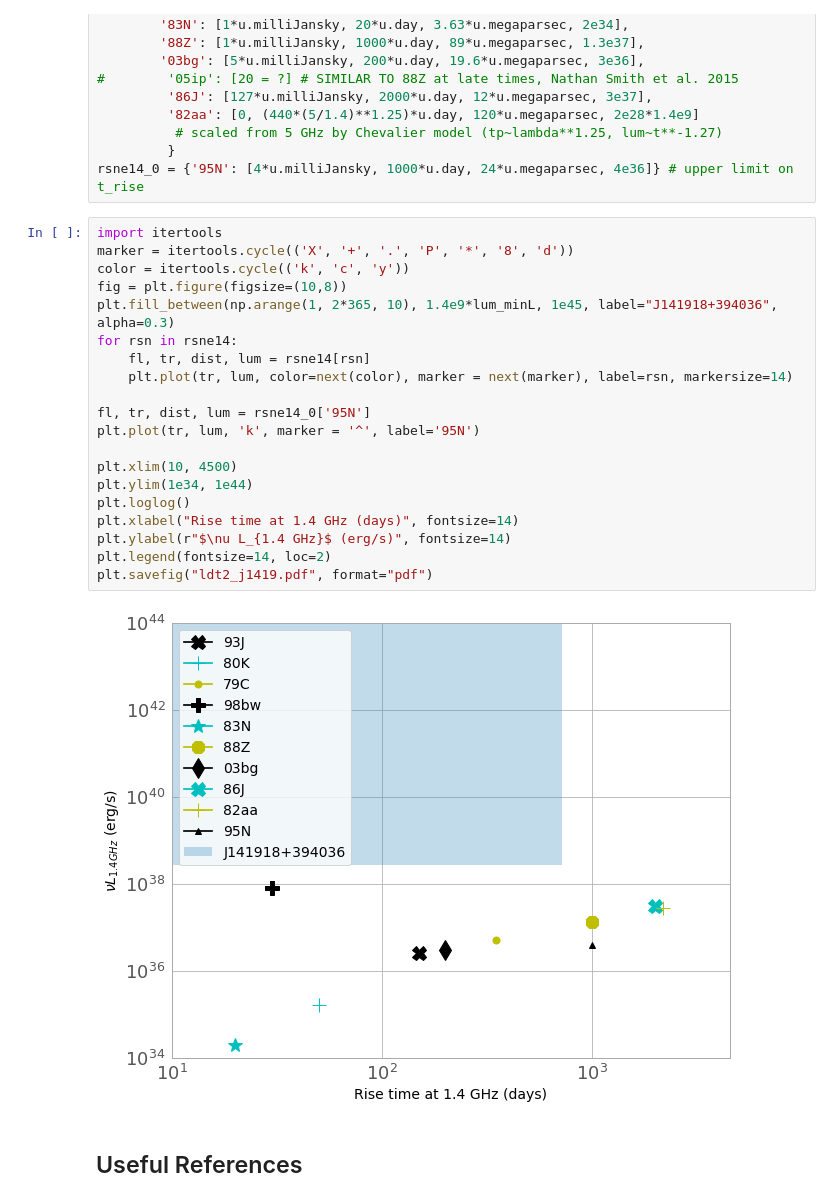
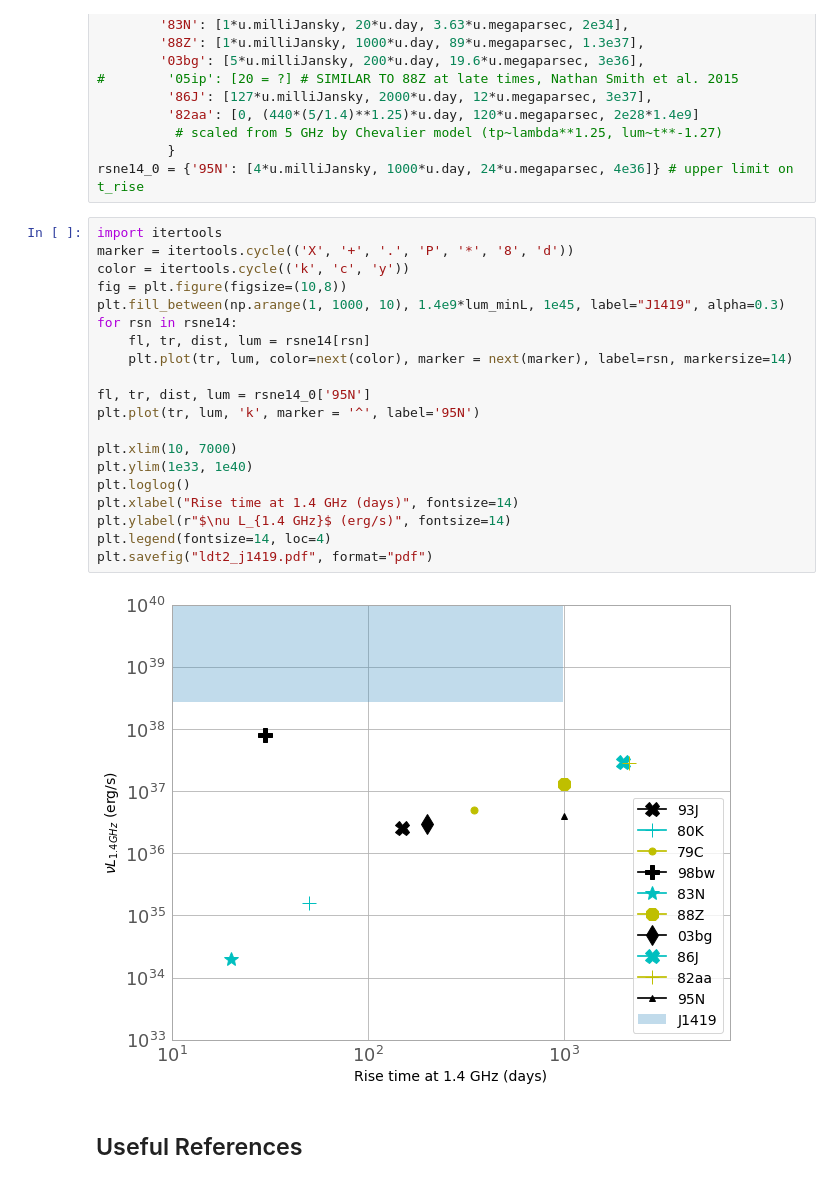
Before and after one commit to caseyjlaw/vlass_query, a Jupyter notebook: J141918.855+394036.03.ipynb, the cells around one changed output. Drawn from its saved outputs; the diff is of its cells as text.

```diff
--- a/J141918.855+394036.03.ipynb
+++ b/J141918.855+394036.03.ipynb
@@ -803,25 +818,25 @@ rsne14_0 = {'95N': [4*u.milliJansky, 1000*u.day, 24*u.megaparsec, 4e36]} # upper
 # %%
 import itertools
 marker = itertools.cycle(('X', '+', '.', 'P', '*', '8', 'd'))
 color = itertools.cycle(('k', 'c', 'y'))
 fig = plt.figure(figsize=(10,8))
-plt.fill_between(np.arange(1, 2*365, 10), 1.4e9*lum_minL, 1e45, label="J141918+394036", alpha=0.3)
+plt.fill_between(np.arange(1, 1000, 10), 1.4e9*lum_minL, 1e45, label="J1419", alpha=0.3)
 for rsn in rsne14:
     fl, tr, dist, lum = rsne14[rsn]
     plt.plot(tr, lum, color=next(color), marker = next(marker), label=rsn, markersize=14)
 
 fl, tr, dist, lum = rsne14_0['95N']
 plt.plot(tr, lum, 'k', marker = '^', label='95N')
 
-plt.xlim(10, 4500)
-plt.ylim(1e34, 1e44)
+plt.xlim(10, 7000)
+plt.ylim(1e33, 1e40)
 plt.loglog()
 plt.xlabel("Rise time at 1.4 GHz (days)", fontsize=14)
 plt.ylabel(r"$\nu L_{1.4 GHz}$ (erg/s)", fontsize=14)
-plt.legend(fontsize=14, loc=2)
+plt.legend(fontsize=14, loc=4)
 plt.savefig("ldt2_j1419.pdf", format="pdf")
 # %% [output]
-[figure, old version]
+[figure, new version]
 # %% [markdown]
 ## Useful References
 # %% [markdown]
```
Also changed, not shown: parts of 5 cells of this notebook.
